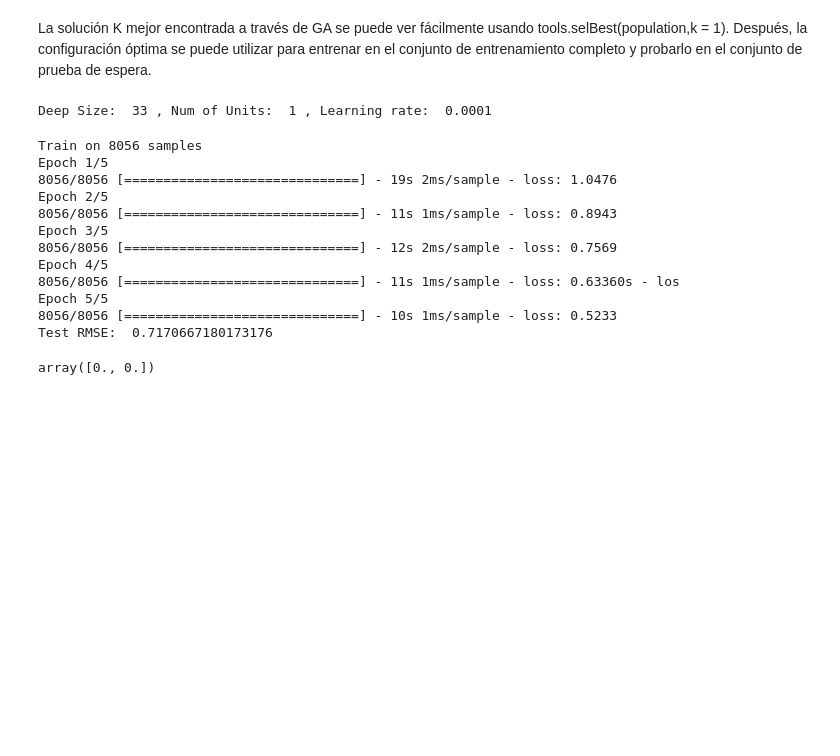
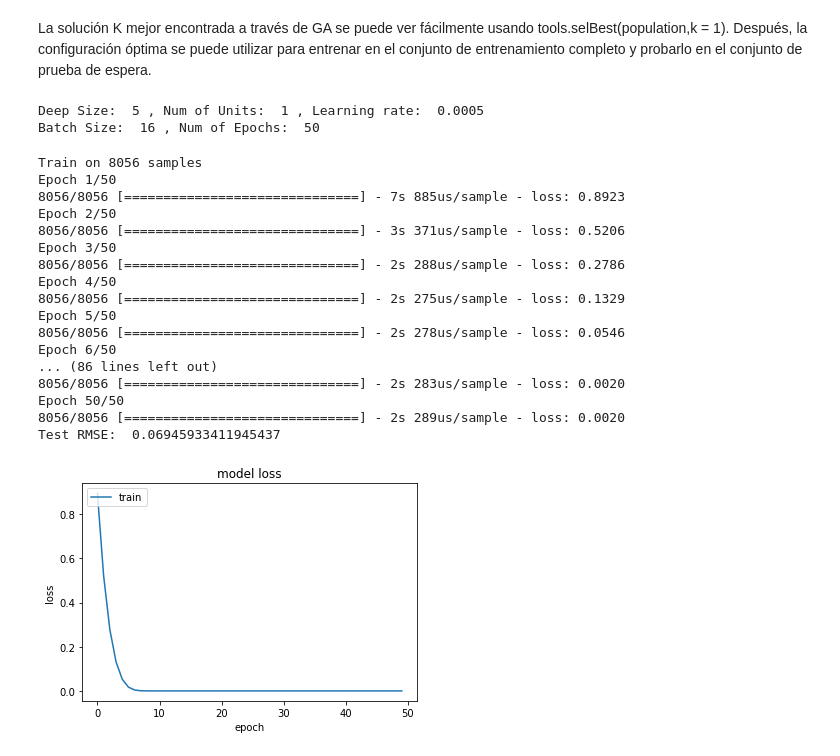
Before and after one commit to igomezv/nnogada, a Jupyter notebook: test.ipynb, the cells around one changed output. Drawn from its saved outputs; the diff is of its cells as text; code cells hidden in the pictures; blank space fills up the shorter version.

Commit message:
Add files via upload
Se agregaron las variables "batch_size" e "epochs"

```diff
--- a/test.ipynb
+++ b/test.ipynb
@@ -148,18 +153,26 @@ best_individuals = tools.selBest(population,k = 1)
 best_deep_size = None
 best_num_units = None
 best_learning_rate = None
+best_batch_size = None
+best_epochs = None
 
 for bi in best_individuals:
-    deep_size_bits = BitArray(bi[0:6])
-    num_units_bits = BitArray(bi[6:10])
-    learning_rate_bits = BitArray(bi[6:10])
+    deep_size_bits = BitArray(bi[0:3])
+    num_units_bits = BitArray(bi[3:8])
+    learning_rate_bits = BitArray(bi[8:12])
+    batch_size_bits = BitArray(bi[12:14])
+    epochs_bits = BitArray(bi[14:])
 
-    best_deep_size = deep_size_bits.uint +1
+    best_deep_size = deep_size_bits.uint +2
     best_num_units = num_units_bits.uint +1
     best_learning_rate = (learning_rate_bits.uint + 1)*10**(-4)
+    best_batch_size= 2**(batch_size_bits.uint +1)
+    best_epochs= (epochs_bits.uint +1)*50
     print('\nDeep Size: ', best_deep_size, ', Num of Units: ', best_num_units, ', Learning rate: ', best_learning_rate)
+    print('Batch Size: ', best_batch_size, ", Num of Epochs: ", best_epochs)
 # %% [output]
-Deep Size:  33 , Num of Units:  1 , Learning rate:  0.0001
+Deep Size:  5 , Num of Units:  1 , Learning rate:  0.0005
+Batch Size:  16 , Num of Epochs:  50
 # %%
 # Train the model using best configuration on complete training set
 #and make predictions on the test set
@@ -177,25 +190,42 @@ model.add(layers.Dense(1, activation='linear'))
 
 optimizer = keras.optimizers.Adam(learning_rate=best_learning_rate, beta_1=0.9, beta_2=0.999, epsilon=1e-3)
 model.compile(optimizer=optimizer, loss='mean_squared_error')
-model.fit(X_train, y_train, epochs=5, batch_size=10,shuffle=True)
+# callbacks = [keras.callbacks.EarlyStopping(monitor='val_loss', mode='min',
+#                                    min_delta=1e-4,
+#                                    patience=3,
+#                                    restore_best_weights=True)]
+# model.fit(X_train, y_train, epochs=epochs, callbacks=callbacks, batch_size=best_batch_size, shuffle=True)
+history = model.fit(X_train, y_train, epochs=best_epochs, batch_size=best_batch_size, shuffle=True)
+
 y_pred = model.predict(X_test)
 
 rmse = np.sqrt(mean_squared_error(y_test, y_pred))
 print('Test RMSE: ', rmse)
 # %% [output]
 Train on 8056 samples
-Epoch 1/5
-8056/8056 [==============================] - 19s 2ms/sample - loss: 1.0476
-Epoch 2/5
-8056/8056 [==============================] - 11s 1ms/sample - loss: 0.8943
-Epoch 3/5
-8056/8056 [==============================] - 12s 2ms/sample - loss: 0.7569
-Epoch 4/5
-8056/8056 [==============================] - 11s 1ms/sample - loss: 0.63360s - los
-Epoch 5/5
-8056/8056 [==============================] - 10s 1ms/sample - loss: 0.5233
-Test RMSE:  0.7170667180173176
+Epoch 1/50
+8056/8056 [==============================] - 7s 885us/sample - loss: 0.8923
+Epoch 2/50
+8056/8056 [==============================] - 3s 371us/sample - loss: 0.5206
+Epoch 3/50
+8056/8056 [==============================] - 2s 288us/sample - loss: 0.2786
+Epoch 4/50
+8056/8056 [==============================] - 2s 275us/sample - loss: 0.1329
+Epoch 5/50
+8056/8056 [==============================] - 2s 278us/sample - loss: 0.0546
+Epoch 6/50
+... (86 lines left out)
+8056/8056 [==============================] - 2s 283us/sample - loss: 0.0020
+Epoch 50/50
+8056/8056 [==============================] - 2s 289us/sample - loss: 0.0020
+Test RMSE:  0.06945933411945437
-# %%
-np.zeros(12)[10:]
-# %% [output]
-array([0., 0.])
+# %%
+plt.plot(history.history['loss'])
+# plt.plot(history.history['val_loss'])
+plt.title('model loss')
+plt.ylabel('loss')
+plt.xlabel('epoch')
+plt.legend(['train', 'test'], loc='upper left')
+plt.show()
+# %% [output]
+[figure, added]
```
Also changed, not shown: parts of 2 cells of this notebook.
